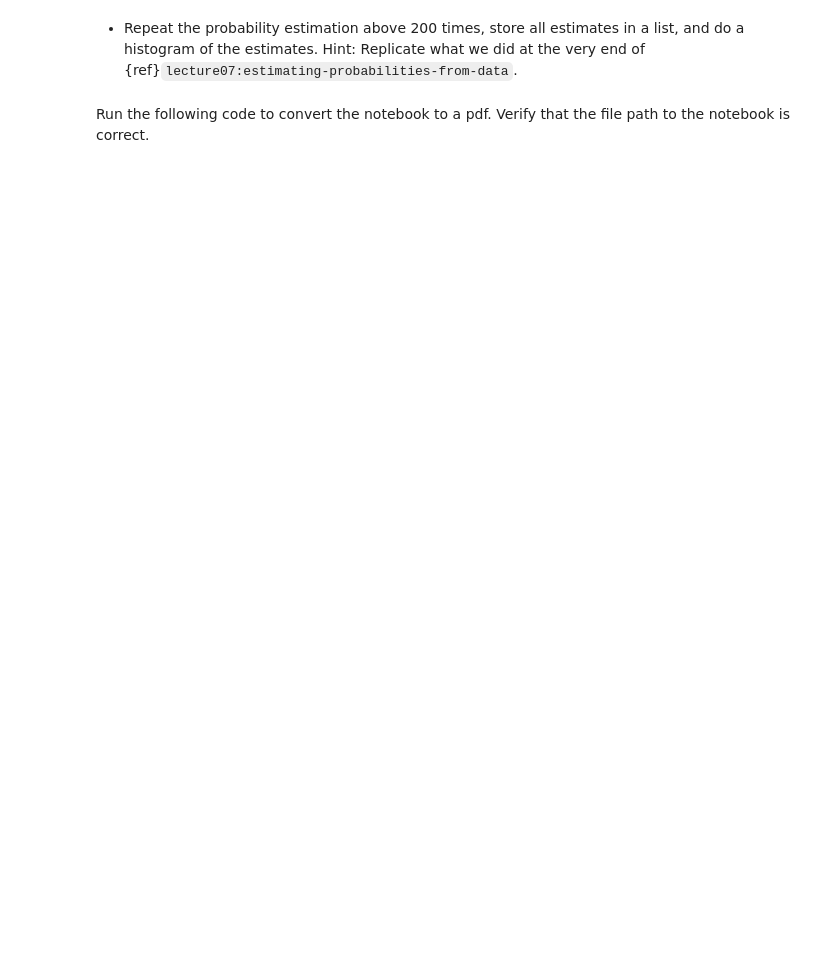
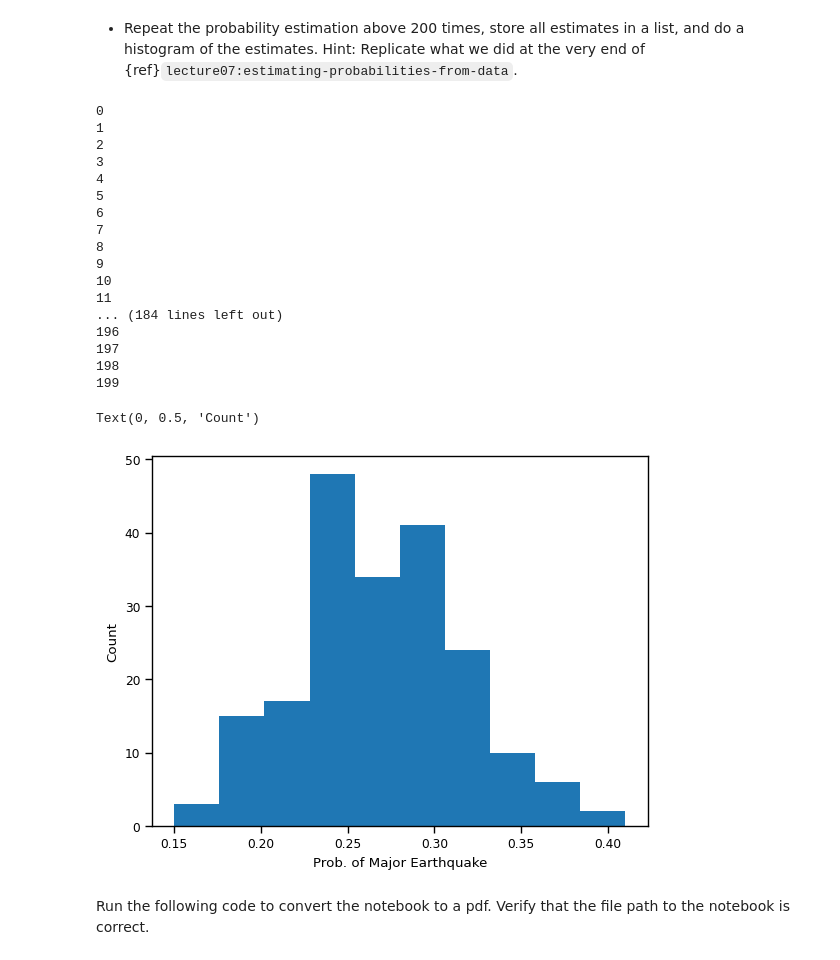
Before and after one commit to skrocket/ME239, a Jupyter notebook: lecture07/homework_07.ipynb, the cells around one changed output. Drawn from its saved outputs; the diff is of its cells as text; code cells hidden in the pictures; blank space fills up the shorter version.

```diff
--- a/lecture07/homework_07.ipynb
+++ b/lecture07/homework_07.ipynb
@@ -368,11 +411,11 @@ def estimate_probability_of_major_earthquake_during_year(num_years, df):
         # Pick a year at random between 1932 and 2020
         y = np.random.randint(1932, 2021)
         # Extract all the events that happened in that year
-        df_y = # YOUR CODE HERE
+        df_y = df[df['Year'] == y]
         # Find all earthquake events
-        df_y_eq = # YOUR CODE HERE
+        df_y_eq = df_y[df_y['ET'] == 'eq']
         # Test if there is at least one major earthquake in this year
-        test_mag = # YOUR CODE HERE
+        test_mag = df_y_eq['MAG'] >= 6
         test_mag_counts = test_mag.value_counts()
         # Test if there is at least one major event in this year
         # and increase num_major_eqs by one if yes
@@ -391,13 +445,35 @@ for i in range(10):
 # %%
 # A place to store the estimates
 p_major_eqs = []
 # Put 1000 estimates in there
 for i in range(200):
     print(i)
-    p_major_eq = # your code here
+    p_major_eq = estimate_probability_of_major_earthquake_during_year(100, df)
     p_major_eqs.append(p_major_eq)
 # And now do the histogram
-# Your code here
+plt.hist(p_major_eqs)
+plt.xlabel('Prob. of Major Earthquake')
+plt.ylabel('Count')
+# %% [output]
+0
+1
+2
+3
+4
+5
+6
+7
+8
+9
+10
+11
+... (184 lines left out)
+196
+197
+198
+199
+Text(0, 0.5, 'Count')
+[figure, added]
 # %% [markdown]
 Run the following code to convert the notebook to a pdf. Verify that the file path to the notebook is correct.
 # %%
```
Also changed, not shown: parts of 23 cells of this notebook.
